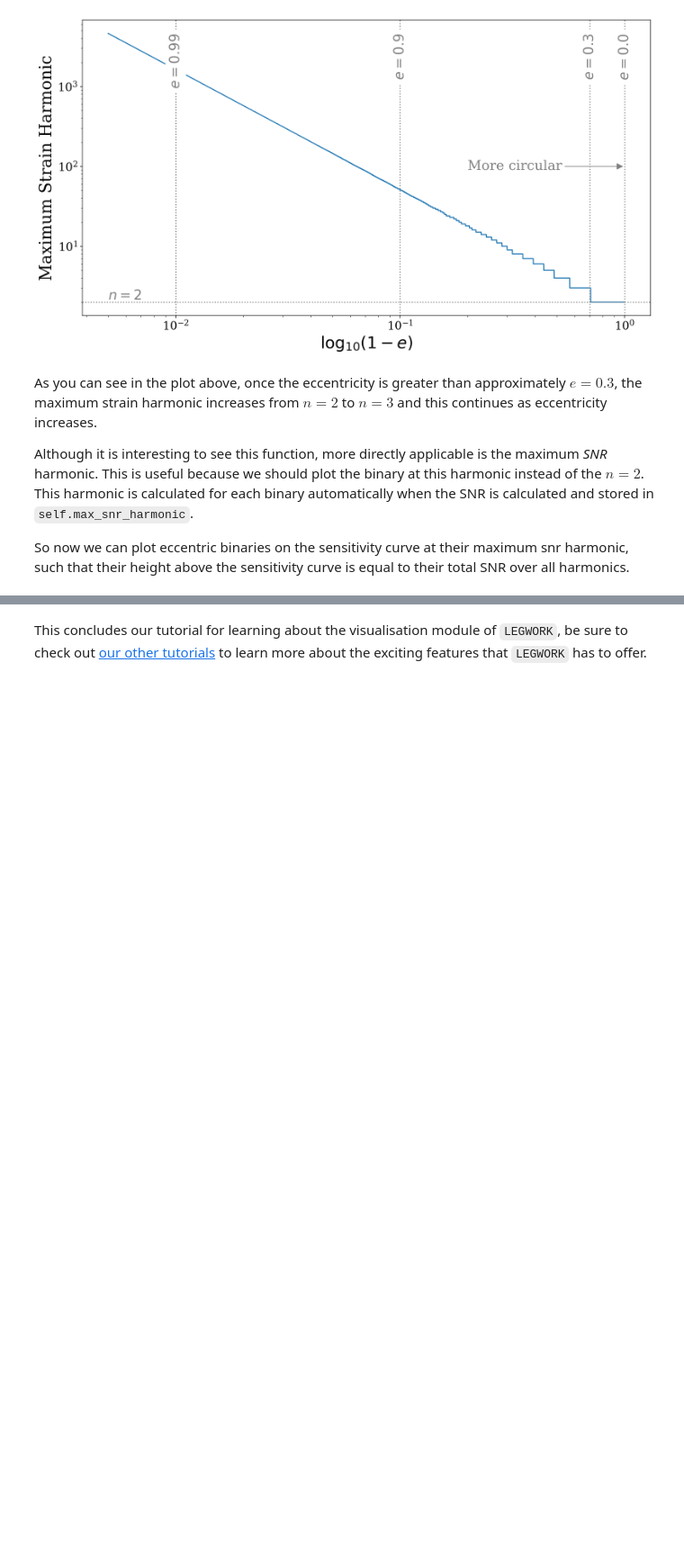
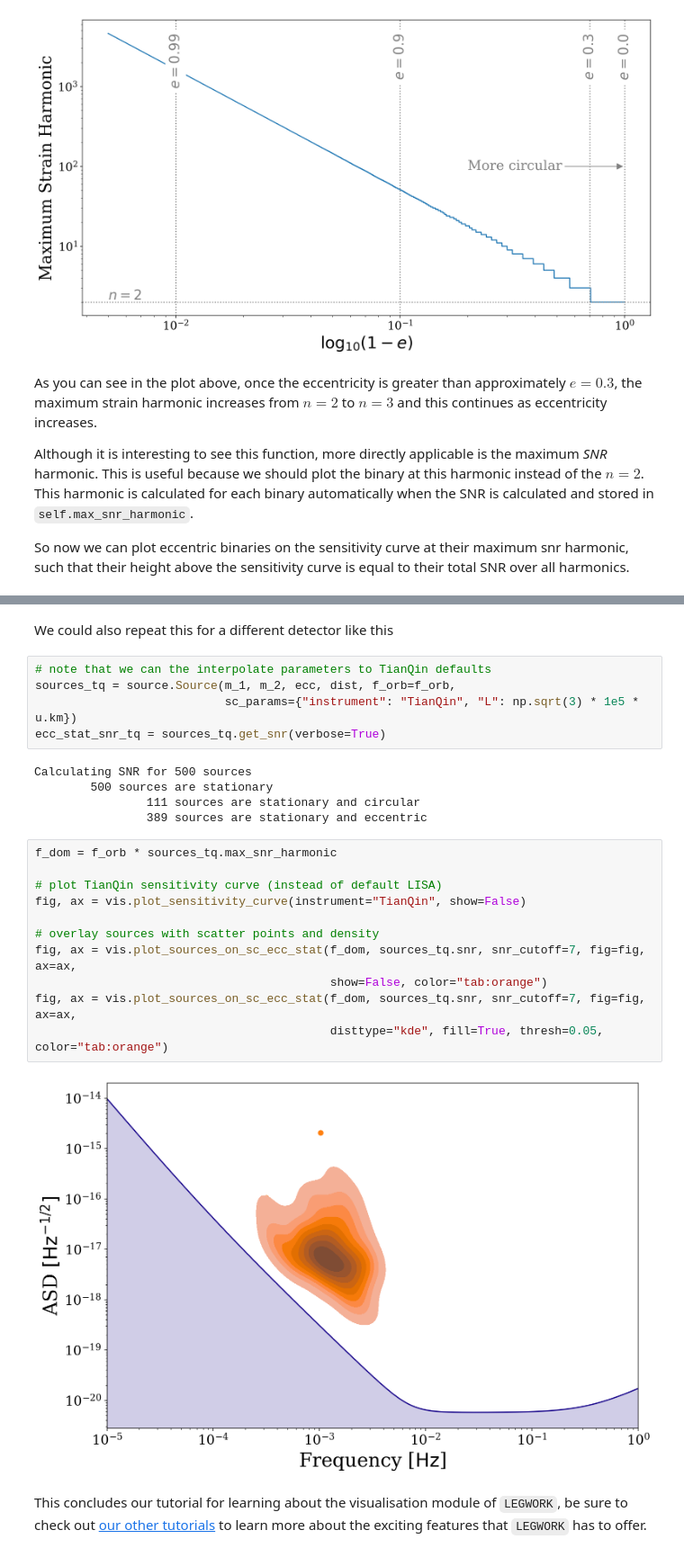
Before and after one commit to TeamLEGWORK/LEGWORK, a Jupyter notebook: docs/notebooks/Visualisation.ipynb, the cells around one changed output, grey strips where cells are left out. Shown at 90% size. Saved outputs shown, nothing was run; the diff lists cells and outputs as text; blank space fills up the shorter version.

```diff
--- a/docs/notebooks/Visualisation.ipynb
+++ b/docs/notebooks/Visualisation.ipynb
@@ -383,2 +414,27 @@ fig, ax = vis.plot_sources_on_sc_ecc_stat(f_dom, sources.snr, snr_cutoff=7, fig=
+# %% [markdown]
+We could also repeat this for a different detector like this
+# %%
+# note that we can the interpolate parameters to TianQin defaults
+sources_tq = source.Source(m_1, m_2, ecc, dist, f_orb=f_orb,
+                           sc_params={"instrument": "TianQin", "L": np.sqrt(3) * 1e5 * u.km})
+ecc_stat_snr_tq = sources_tq.get_snr(verbose=True)
+# %% [output]
+Calculating SNR for 500 sources
+        500 sources are stationary
+                111 sources are stationary and circular
+                389 sources are stationary and eccentric
+# %%
+f_dom = f_orb * sources_tq.max_snr_harmonic
+
+# plot TianQin sensitivity curve (instead of default LISA)
+fig, ax = vis.plot_sensitivity_curve(instrument="TianQin", show=False)
+
+# overlay sources with scatter points and density
+fig, ax = vis.plot_sources_on_sc_ecc_stat(f_dom, sources_tq.snr, snr_cutoff=7, fig=fig, ax=ax,
+                                          show=False, color="tab:orange")
+fig, ax = vis.plot_sources_on_sc_ecc_stat(f_dom, sources_tq.snr, snr_cutoff=7, fig=fig, ax=ax,
+                                          disttype="kde", fill=True, thresh=0.05, color="tab:orange")
+# %% [output]
+[figure, added]
 # %% [markdown]
 This concludes our tutorial for learning about the visualisation module of ``LEGWORK``, be sure to check out [our other tutorials](../tutorials.rst) to learn more about the exciting features that ``LEGWORK`` has to offer.
```
Also changed, not shown: parts of 27 cells of this notebook.
